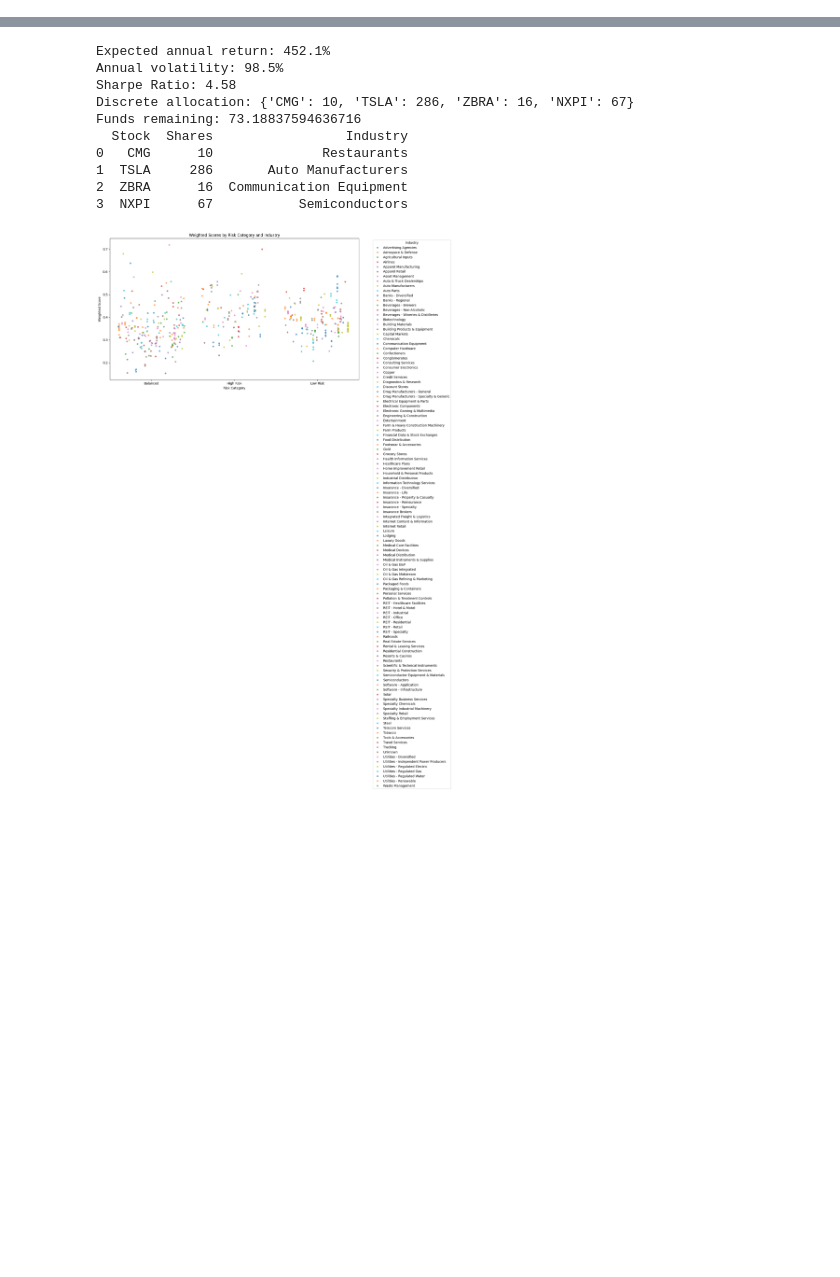
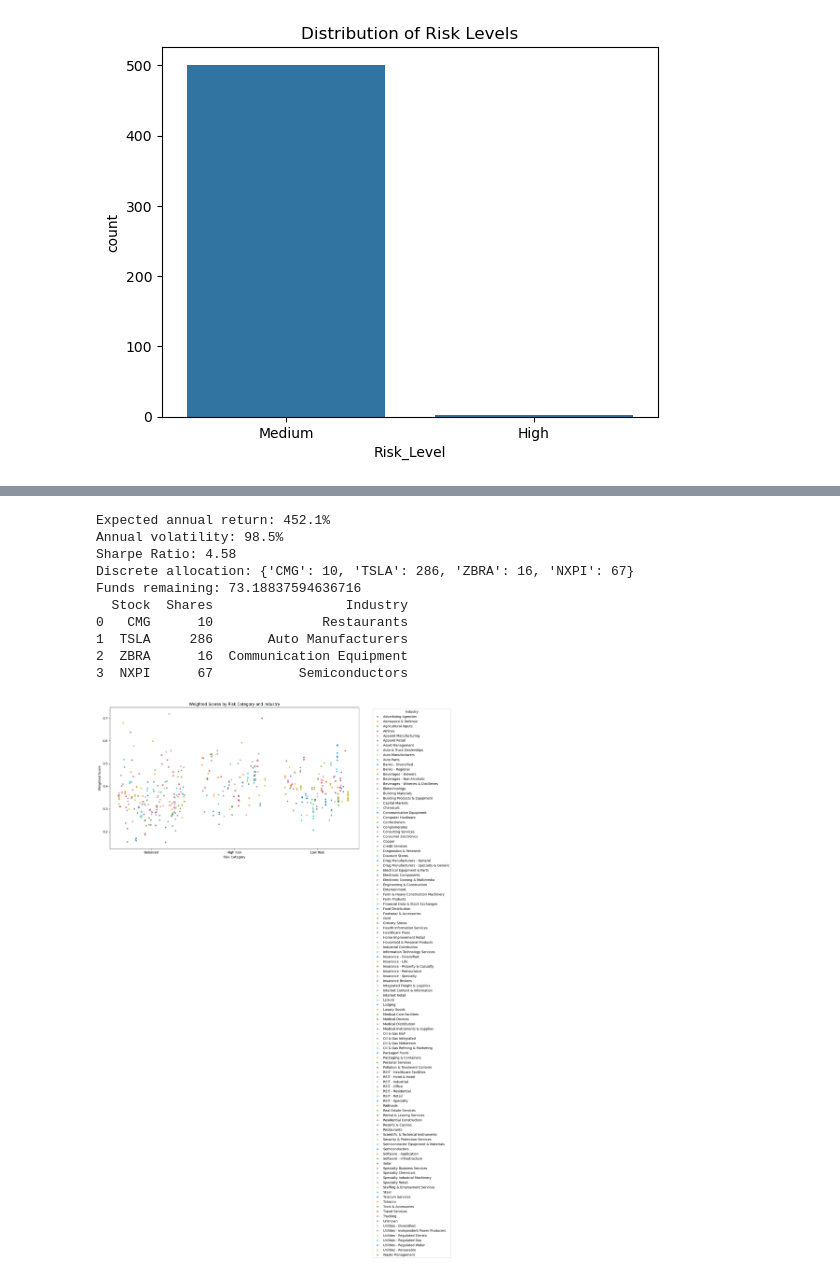
Before and after one commit to rsm-tiy020/Futuristic-Financial-Advisors-Repo, a Jupyter notebook: Cap.ipynb, the cells around one changed output, grey strips where cells are left out. Drawn from its saved outputs; the diff is of its cells as text; code cells hidden in the pictures; blank space fills up the shorter version.

```diff
--- a/Cap.ipynb
+++ b/Cap.ipynb
@@ -4,0 +19,4 @@ import yfinance as yf
+# %%
+# Delete rows with Stock name containin '_'
+df = df[~df['Stock'].str.contains('_')]
+df.shape
@@ -4,0 +283,27 @@ import yfinance as yf
+# %%
+# Function to classify stocks into risk levels based on defined criteria
+def classify_risk(row):
+    if (row['Volatility'] < 0.2 and
+        row['Beta'] < 0.9 and
+        row['Debt_to_Equity'] < 50 and
+        row['Earnings_Growth'] >= 0.15 and
+        row['PE_Ratio'] < 15):
+        return 'Low'
+    elif (0.35 < row['Volatility'] and
+          1.2 < row['Beta'] and
+          row['Debt_to_Equity'] >= 200 and
+          row['Earnings_Growth'] < 0.05 and
+          row['PE_Ratio'] >= 25):
+        return 'High'
+    else:
+        return 'Medium'
+
+# Apply the classification function to each row
+df['Risk_Level'] = df.apply(classify_risk, axis=1)
+df.head()
+
+sns.countplot(data=df, x='Risk_Level')
+plt.title('Distribution of Risk Levels')
+plt.show()
+# %% [output]
+[figure, added]
```
Also changed, not shown: parts of 42 cells of this notebook, 1 other file.
